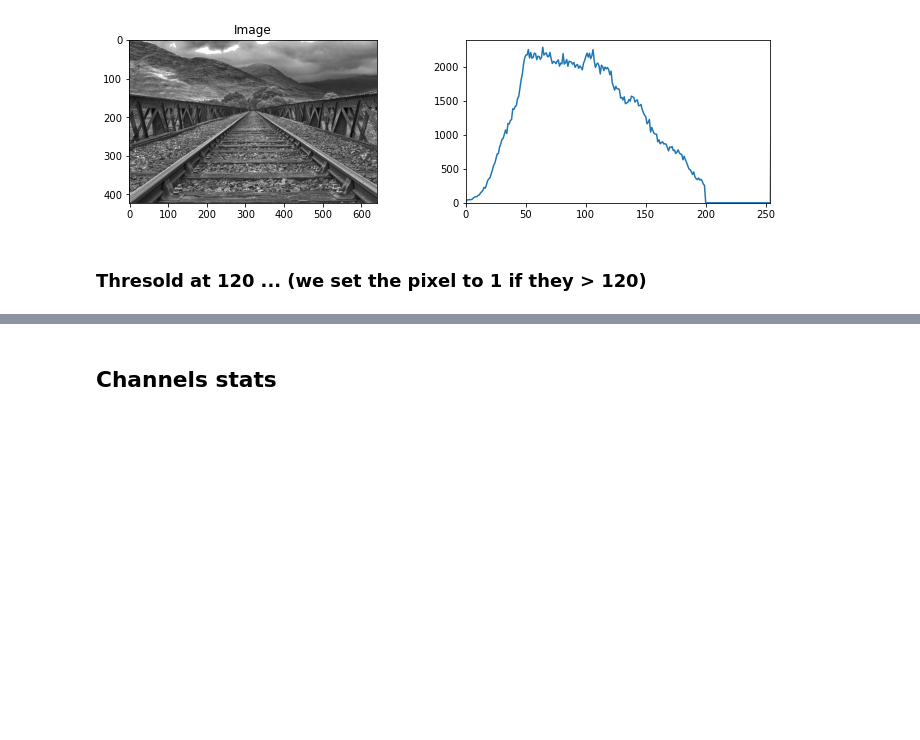
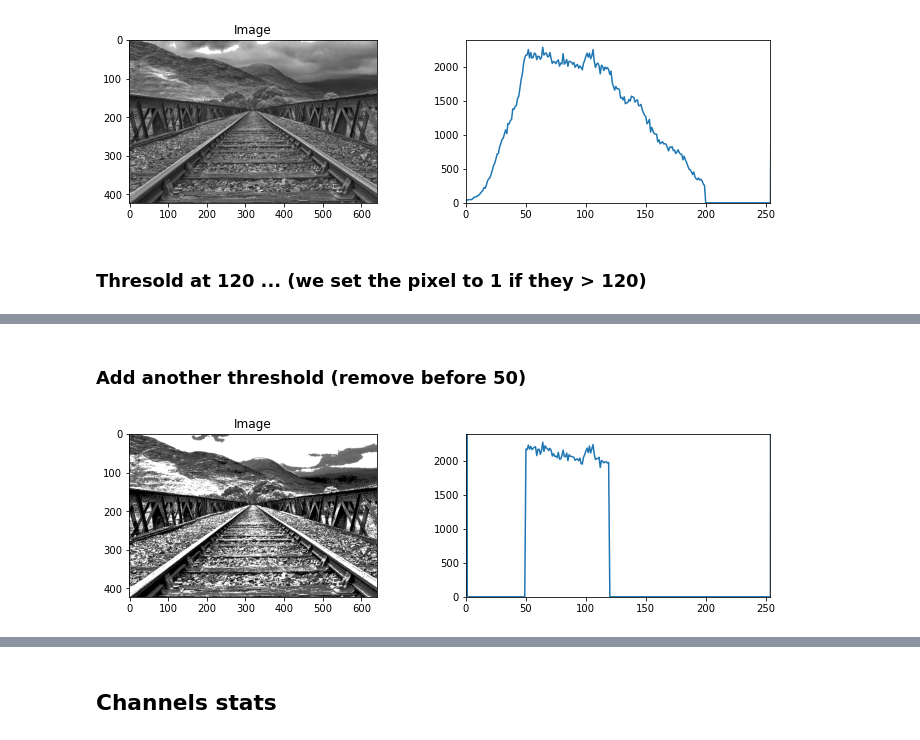
Before and after one commit to datacorner/les-tutos-datacorner.fr, a Jupyter notebook: computer-vision/image-processing/image-processing-post-3.ipynb, the cells around one changed output, grey strips where cells are left out. Saved outputs shown, nothing was run; the diff lists cells and outputs as text; code cells hidden in the pictures; blank space fills up the shorter version.

```diff
--- a/computer-vision/image-processing/image-processing-post-3.ipynb
+++ b/computer-vision/image-processing/image-processing-post-3.ipynb
@@ -45,0 +46,7 @@ histGrayScale(im, 254, 2400)
+# %% [markdown]
+### Add another threshold (remove before 50)
+# %%
+im = np.where(im<50/256, 0, im)
+histGrayScale(im, 254, 2400)
+# %% [output]
+[figure, added]
```
Also changed, not shown: parts of 7 cells of this notebook, 3 other files.
